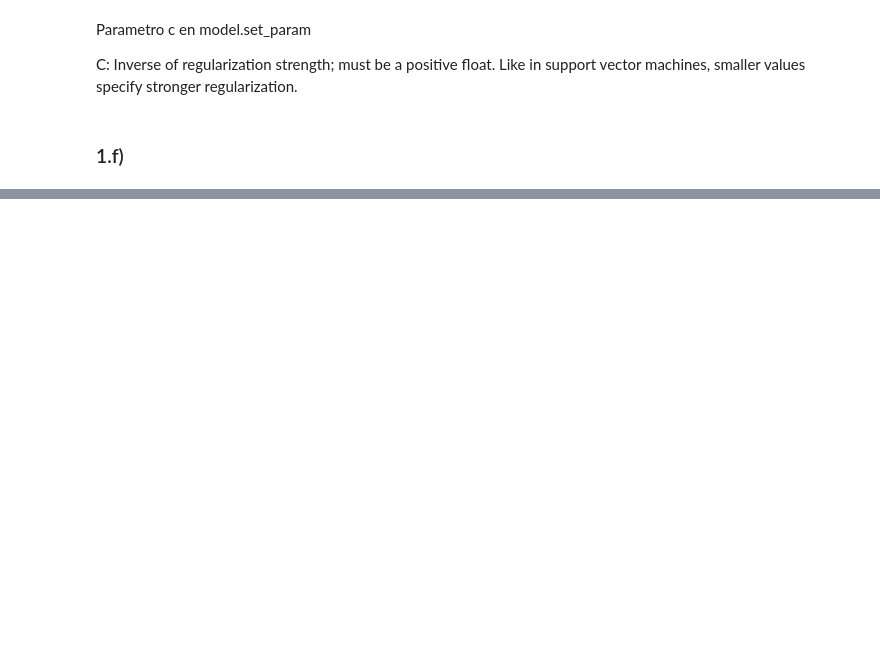
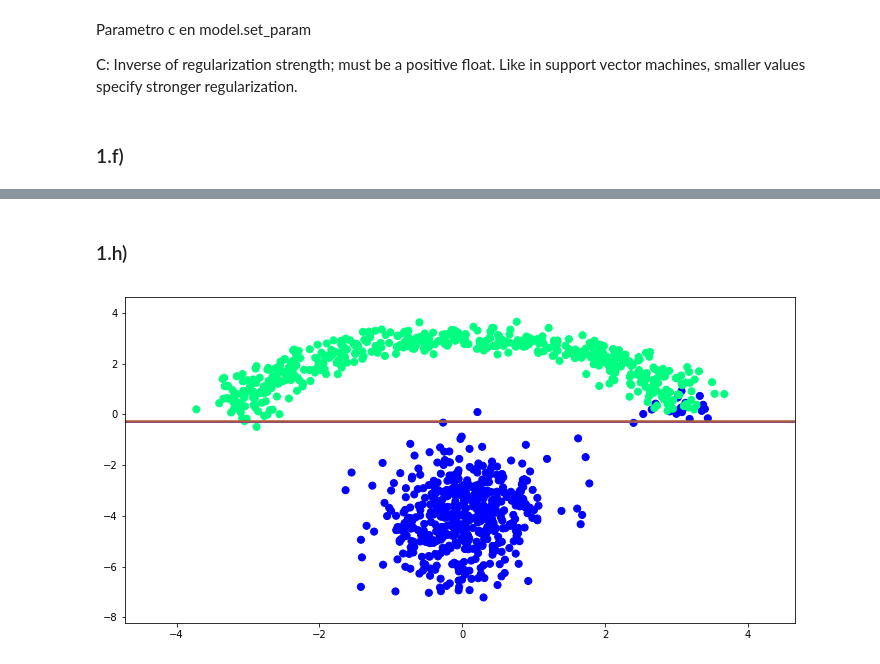
Before and after one commit to GabrielValenzuelaLorca/tarea2maquinas, a Jupyter notebook: Tarea 2.ipynb, the cells around one changed output, grey strips where cells are left out. Drawn from its saved outputs; the diff is of its cells as text; code cells hidden in the pictures; blank space fills up the shorter version.

```diff
--- a/Tarea 2.ipynb
+++ b/Tarea 2.ipynb
@@ -128,0 +157,14 @@ interactive(visualize_border_interactive,param=(p_min,p_max))
+# %% [markdown]
+### 1.h)
+# %%
+from sklearn.tree import DecisionTreeClassifier as Tree
+def train_model(param):
+    model = Tree() #edit the train_model function
+    model.set_params(max_depth=param,criterion='gini',splitter='best')
+    model.fit(X,y)
+    return model
+p_min = 1 #define your range
+p_max = 10 #define your range
+interactive(visualize_border_interactive,param=(p_min,p_max))
+# %% [output]
+[figure, added]
```
Also changed, not shown: parts of 12 cells of this notebook.
